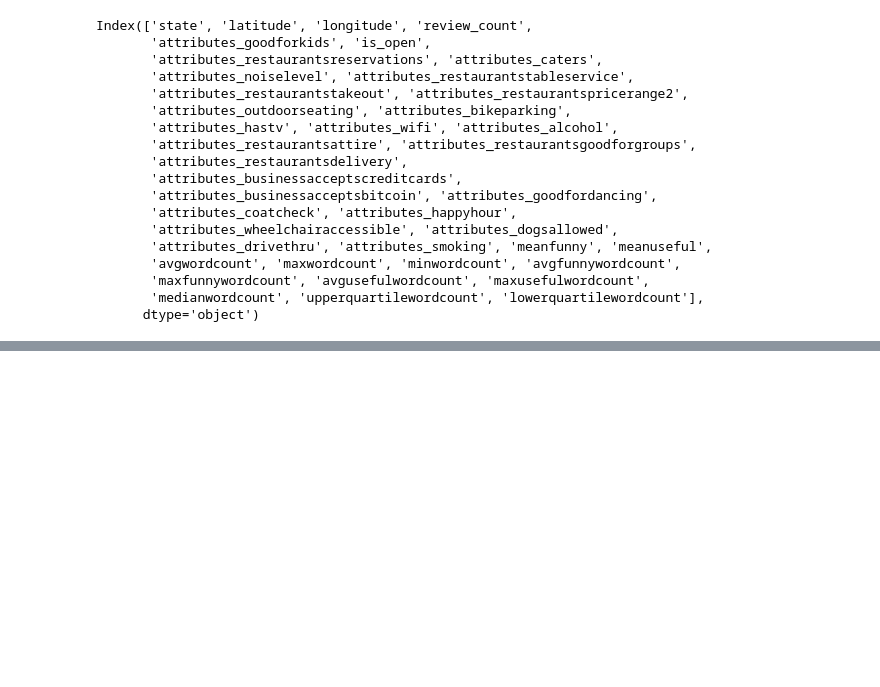
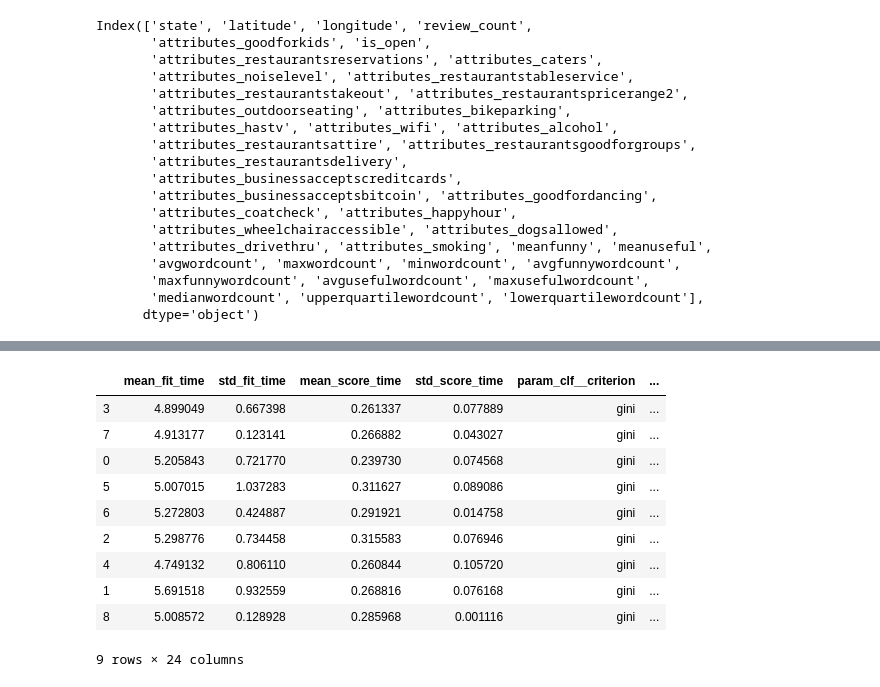
Before and after one commit to wisundstrom/yelp-ratings-prediction, a Jupyter notebook: eda.ipynb, the cells around one changed output, grey strips where cells are left out. Drawn from its saved outputs; the diff is of its cells as text; code cells hidden in the pictures; blank space fills up the shorter version.

```diff
--- a/eda.ipynb
+++ b/eda.ipynb
@@ -384,0 +439,15 @@ cross_val2.to_pickle('SVM_CV')
+# %%
+cross_val3=pd.read_pickle('Random_Forest_2_CV')
+cross_val3.head(20)
+# %% [output]
+|  | mean_fit_time | std_fit_time | mean_score_time | std_score_time | param_clf__criterion | ... |
+| 3 | 4.899049 | 0.667398 | 0.261337 | 0.077889 | gini | ... |
+| 7 | 4.913177 | 0.123141 | 0.266882 | 0.043027 | gini | ... |
+| 0 | 5.205843 | 0.721770 | 0.239730 | 0.074568 | gini | ... |
+| 5 | 5.007015 | 1.037283 | 0.311627 | 0.089086 | gini | ... |
+| 6 | 5.272803 | 0.424887 | 0.291921 | 0.014758 | gini | ... |
+| 2 | 5.298776 | 0.734458 | 0.315583 | 0.076946 | gini | ... |
+| 4 | 4.749132 | 0.806110 | 0.260844 | 0.105720 | gini | ... |
+| 1 | 5.691518 | 0.932559 | 0.268816 | 0.076168 | gini | ... |
+| 8 | 5.008572 | 0.128928 | 0.285968 | 0.001116 | gini | ... |
+9 rows × 24 columns
```
Also changed, not shown: parts of 11 cells of this notebook, 5 other files.
